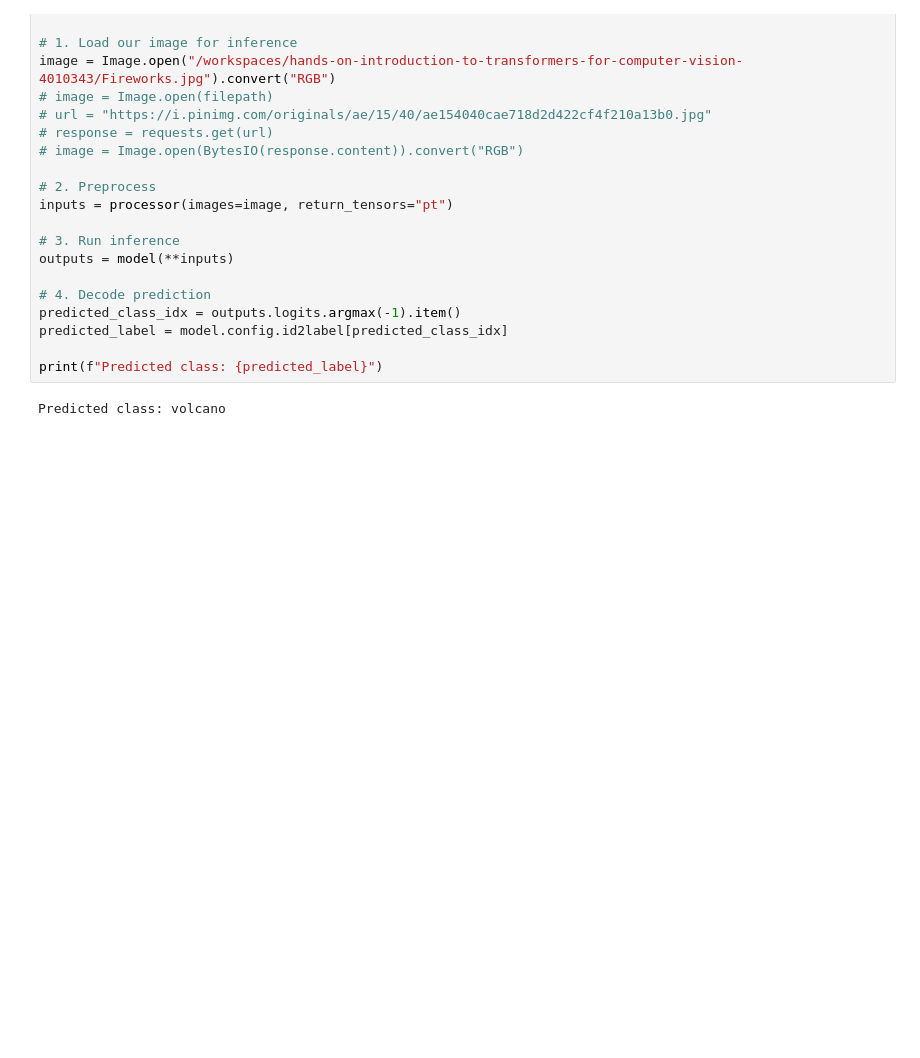
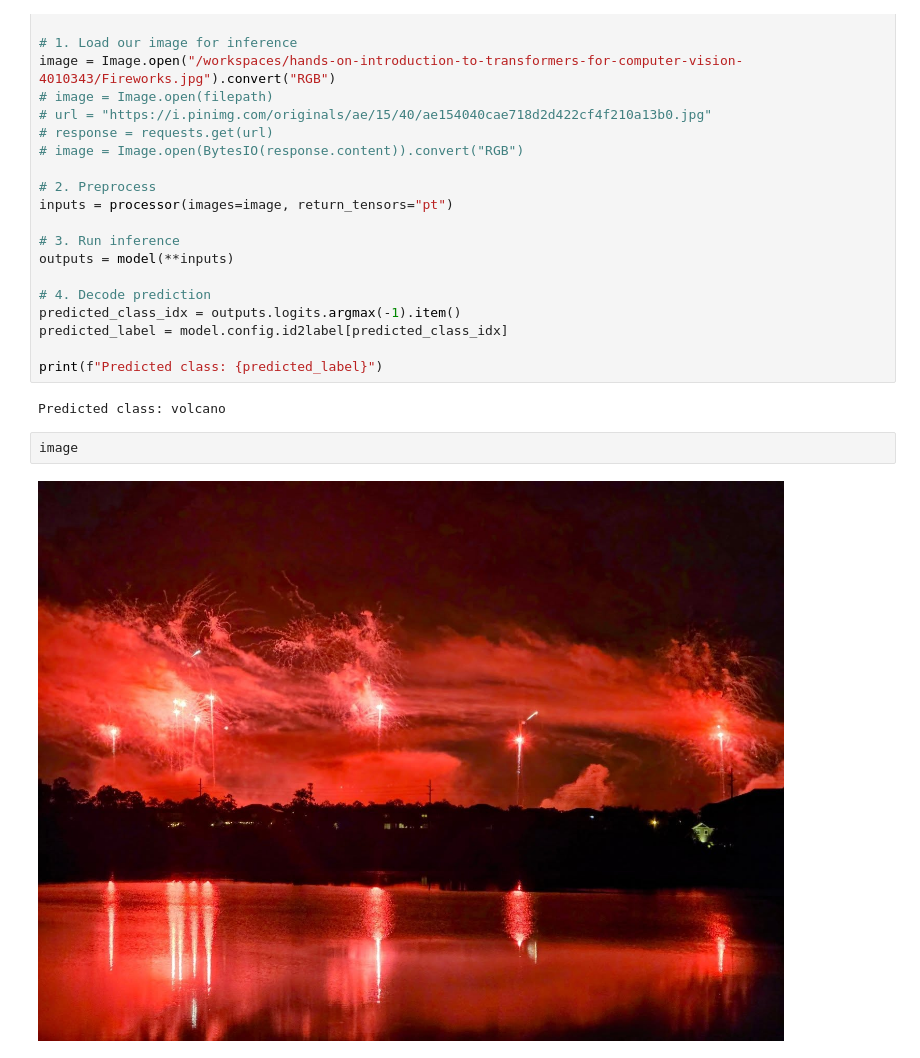
Before and after one commit to GabrielECoy/hands-on-introduction-to-transformers-for-computer-vision-4010343, a Jupyter notebook: 03_03.ipynb, the cells around one changed output. Saved outputs shown, nothing was run; the diff lists cells and outputs as text; blank space fills up the shorter version.

```diff
--- a/03_03.ipynb
+++ b/03_03.ipynb
@@ -219,3 +219,7 @@ predicted_label = model.config.id2label[predicted_class_idx]
 print(f"Predicted class: {predicted_label}")
 # %% [output]
 Predicted class: volcano
+# %%
+image
+# %% [output]
+[figure, added]
```
